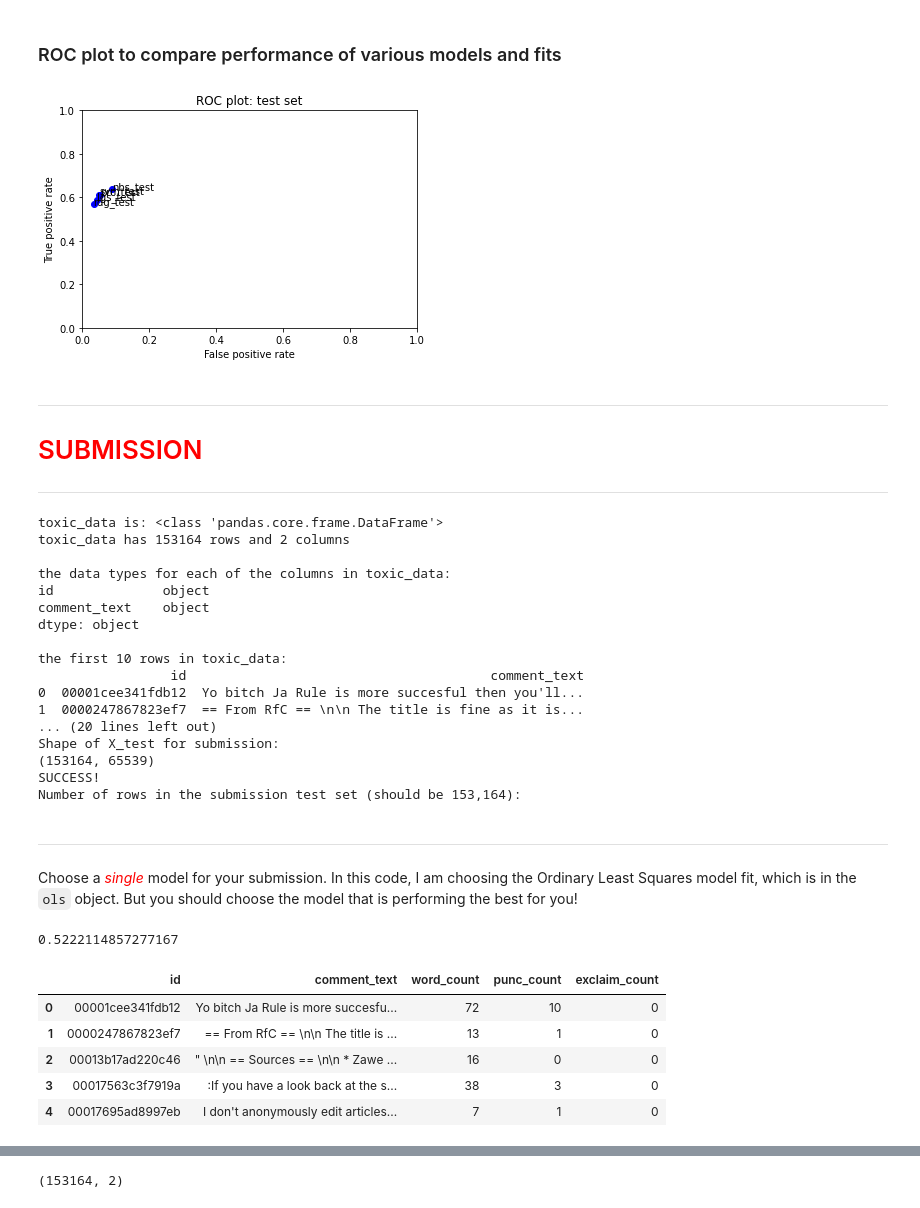
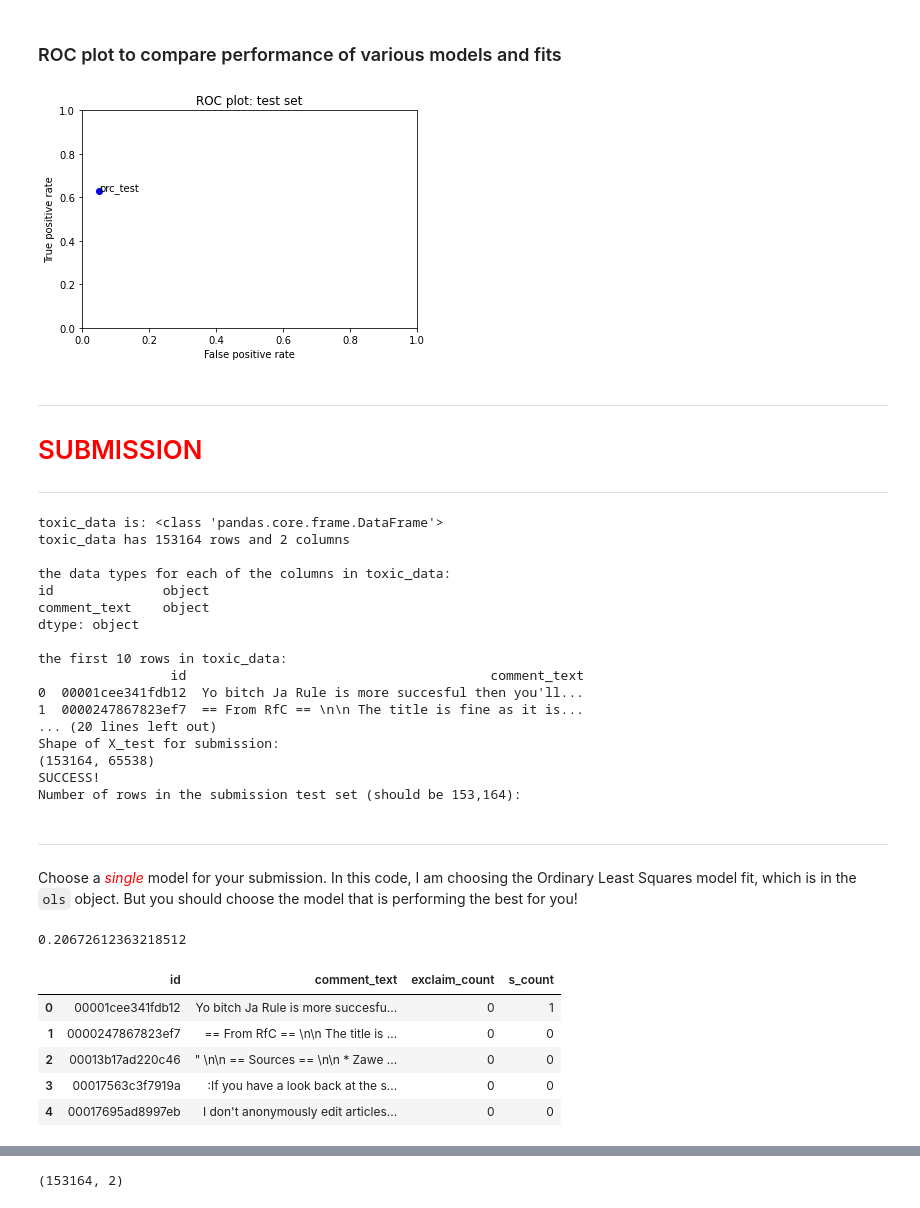
Before and after one commit to isabelstoddart/machine-learning, a Jupyter notebook: ml_assignment1_toxiccomments.ipynb, the cells around one changed output, grey strips where cells are left out. Drawn from its saved outputs; the diff is of its cells as text; code cells hidden in the pictures.

```diff
--- a/ml_assignment1_toxiccomments.ipynb
+++ b/ml_assignment1_toxiccomments.ipynb
@@ -58,7 +58,7 @@ def process_raw_data(fn, my_random_seed, test=False):
 
     # vectorize Bag of Words from review text; as sparse matrix
     if (not test): # fit_transform()
-        hv = HashingVectorizer(n_features=(2**16),alternate_sign=False, ngram_range = (1,2))
+        hv = HashingVectorizer(n_features=(2**16),alternate_sign=True, ngram_range = (1,2))
         X_hv = hv.fit_transform(toxic_data.comment_text)
         fitted_transformations.append(hv)
         print("Shape of HashingVectorizer X:")
@@ -78,11 +78,14 @@ def process_raw_data(fn, my_random_seed, test=False):
 
     # create additional quantitative features
     # features from Amazon.csv to add to feature set
-    toxic_data['word_count'] = toxic_data['comment_text'].str.split(' ').str.len()
-    toxic_data['punc_count'] = toxic_data['comment_text'].str.count("\.")
+    #toxic_data['word_count'] = toxic_data['comment_text'].str.split(' ').str.len()
+    #toxic_data['punc_count'] = toxic_data['comment_text'].str.count("\.")
     toxic_data['exclaim_count'] = toxic_data["comment_text"].str.count("\!")
+    toxic_data["s_count"] = toxic_data["comment_text"].str.count("shit") + toxic_data["comment_text"].str.count("SHIT")
+    #toxic_data["h_count"] = toxic_data["comment_text"].str.count("hell") + toxic_data["comment_text"].str.count("HELL")
 
-    X_quant_features = toxic_data[["word_count", "punc_count", "exclaim_count"]]
+
+    X_quant_features = toxic_data[["s_count", "exclaim_count"]]
     print("Look at a few rows of the new quantitative features: ")
     print(X_quant_features.head(10))
 
@@ -197,10 +200,2 @@ print(lgs_performance_train.performance_measures)
 # %% [markdown]
 ### MODEL: Naive Bayes
-# %%
-from sklearn.naive_bayes import MultinomialNB
-nbs = MultinomialNB()
-nbs.fit(X_train, y_train)
-
-nbs_performance_train = BinaryClassificationPerformance(nbs.predict(X_train), y_train, 'nbs_train')
-nbs_performance_train.compute_measures()
-print(nbs_performance_train.performance_measures)
@@ -210,7 +205,7 @@ print(nbs_performance_train.performance_measures)
 ### MODEL: Perceptron
 # %%
 from sklearn import linear_model
-prc = linear_model.SGDClassifier(loss='perceptron')
+prc = linear_model.SGDClassifier(loss='perceptron', alpha=0.5)
 prc.fit(X_train, y_train)
 
 prc_performance_train = BinaryClassificationPerformance(prc.predict(X_train), y_train, 'prc_train')
@@ -245,7 +240,7 @@ print(rdf_performance_train.performance_measures)
 # %% [markdown]
 ### ROC plot to compare performance of various models and fits
 # %%
-fits = [svm_performance_train, lgs_performance_train, nbs_performance_train, prc_performance_train, rdg_performance_train]
+fits = [prc_performance_train]
 
 for fit in fits:
     plt.plot(fit.performance_measures['FP'] / fit.performance_measures['Neg'],
@@ -368,20 +361,20 @@ print(rdf_performance_test.performance_measures)
 # %% [markdown]
 ### ROC plot to compare performance of various models and fits
 # %%
-fits = [svm_performance_test, lgs_performance_test, nbs_performance_test, prc_performance_test, rdg_performance_test]
+fits = [prc_performance_test]
 
 for fit in fits:
     plt.plot(fit.performance_measures['FP'] / fit.performance_measures['Neg'],
              fit.performance_measures['TP'] / fit.performance_measures['Pos'], 'bo')
     plt.text(fit.performance_measures['FP'] / fit.performance_measures['Neg'],
              fit.performance_measures['TP'] / fit.performance_measures['Pos'], fit.desc)
 plt.axis([0, 1, 0, 1])
 plt.title('ROC plot: test set')
 plt.xlabel('False positive rate')
 plt.ylabel('True positive rate')
 plt.show()
 # %% [output]
-[figure, old version]
+[figure, new version]
 # %% [markdown]
 ---
 
@@ -408,7 +401,7 @@ the first 10 rows in toxic_data:
 1  0000247867823ef7  == From RfC == \n\n The title is fine as it is...
 ... (20 lines left out)
 Shape of X_test for submission:
-(153164, 65539)
+(153164, 65538)
 SUCCESS!
 Number of rows in the submission test set (should be 153,164):
 # %% [markdown]
@@ -419,20 +412,20 @@ Choose a <span style="color:red">*single*</span> model for your submission. In t
 # store the id from the raw data
 my_submission = pd.DataFrame(raw_data["id"])
 # concatenate predictions to the id
-my_submission["prediction"] = ols.predict(X_test_submission)
+my_submission["prediction"] = prc.predict(X_test_submission)
 # look at the proportion of positive predictions
 print(my_submission['prediction'].mean())
 # %% [output]
-0.5222114857277167
+0.20672612363218512
 # %%
 raw_data.head()
 # %% [output]
-|  | id | comment_text | word_count | punc_count | exclaim_count |
-| 0 | 00001cee341fdb12 | Yo bitch Ja Rule is more succesfu... | 72 | 10 | 0 |
-| 1 | 0000247867823ef7 | == From RfC == \n\n The title is ... | 13 | 1 | 0 |
-| 2 | 00013b17ad220c46 | " \n\n == Sources == \n\n * Zawe ... | 16 | 0 | 0 |
-| 3 | 00017563c3f7919a | :If you have a look back at the s... | 38 | 3 | 0 |
-| 4 | 00017695ad8997eb | I don't anonymously edit articles... | 7 | 1 | 0 |
+|  | id | comment_text | exclaim_count | s_count |
+| 0 | 00001cee341fdb12 | Yo bitch Ja Rule is more succesfu... | 0 | 1 |
+| 1 | 0000247867823ef7 | == From RfC == \n\n The title is ... | 0 | 0 |
+| 2 | 00013b17ad220c46 | " \n\n == Sources == \n\n * Zawe ... | 0 | 0 |
+| 3 | 00017563c3f7919a | :If you have a look back at the s... | 0 | 0 |
+| 4 | 00017695ad8997eb | I don't anonymously edit articles... | 0 | 0 |
 # %%
 my_submission.head()
 # %% [output]
```
Also changed, not shown: parts of 19 cells of this notebook.
